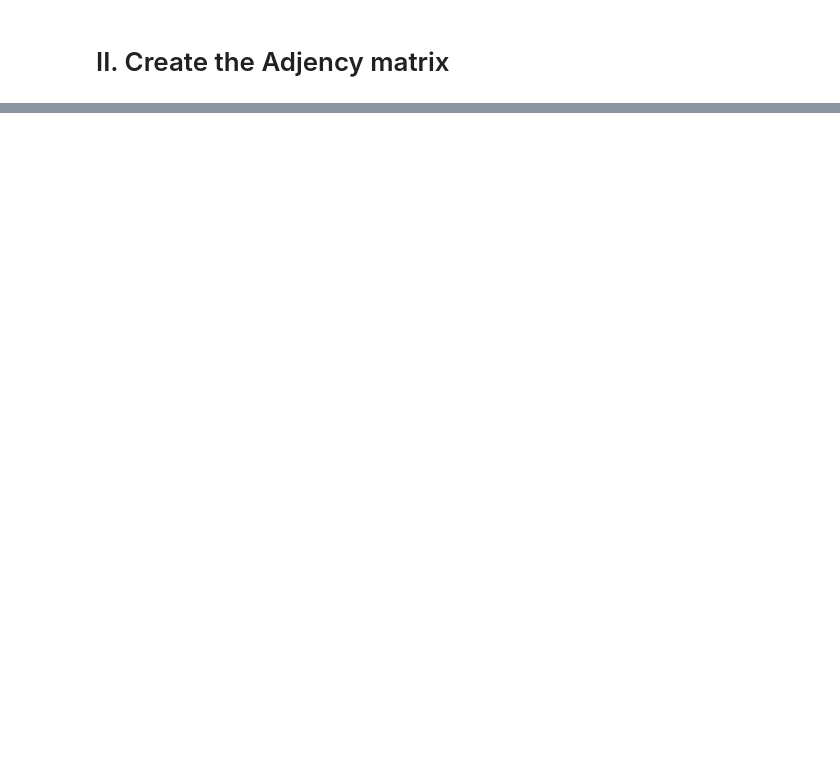
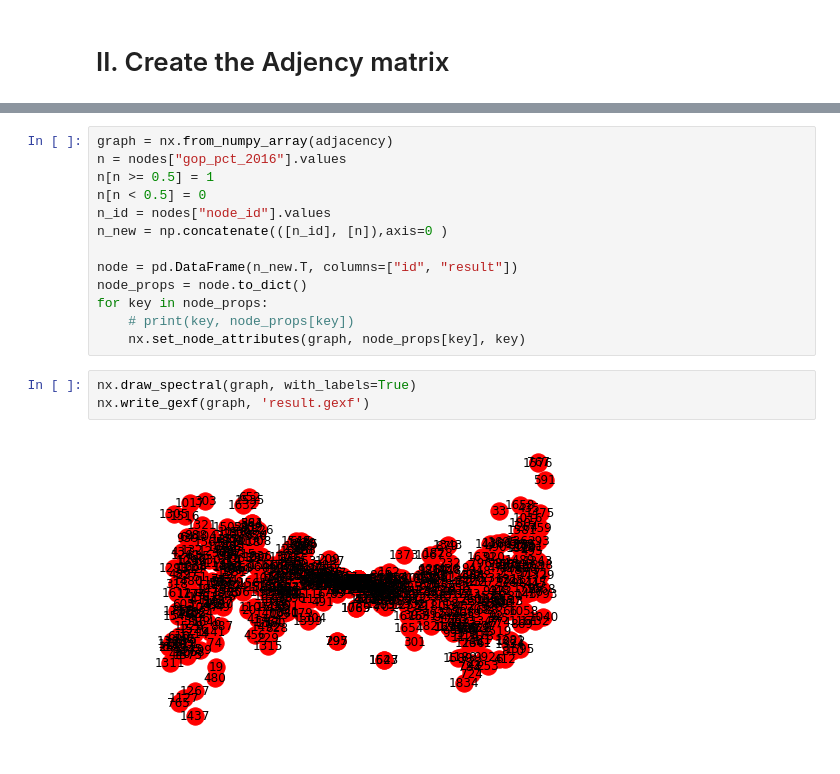
Before and after one commit to zxyzz/ntds_project, a Jupyter notebook: create_edges.ipynb, the cells around one changed output, grey strips where cells are left out. Drawn from its saved outputs; the diff is of its cells as text; blank space fills up the shorter version.

```diff
--- a/create_edges.ipynb
+++ b/create_edges.ipynb
@@ -27,0 +66,18 @@ for i in range (0, num_flows) :
+# %%
+graph = nx.from_numpy_array(adjacency)
+n = nodes["gop_pct_2016"].values
+n[n >= 0.5] = 1
+n[n < 0.5] = 0
+n_id = nodes["node_id"].values
+n_new = np.concatenate(([n_id], [n]),axis=0 )
+
+node = pd.DataFrame(n_new.T, columns=["id", "result"])
+node_props = node.to_dict()
+for key in node_props:
+    # print(key, node_props[key])
+    nx.set_node_attributes(graph, node_props[key], key)
+# %%
+nx.draw_spectral(graph, with_labels=True)
+nx.write_gexf(graph, 'result.gexf')
+# %% [output]
+[figure, added]
```
Also changed, not shown: parts of 6 cells of this notebook, 6 other files.
